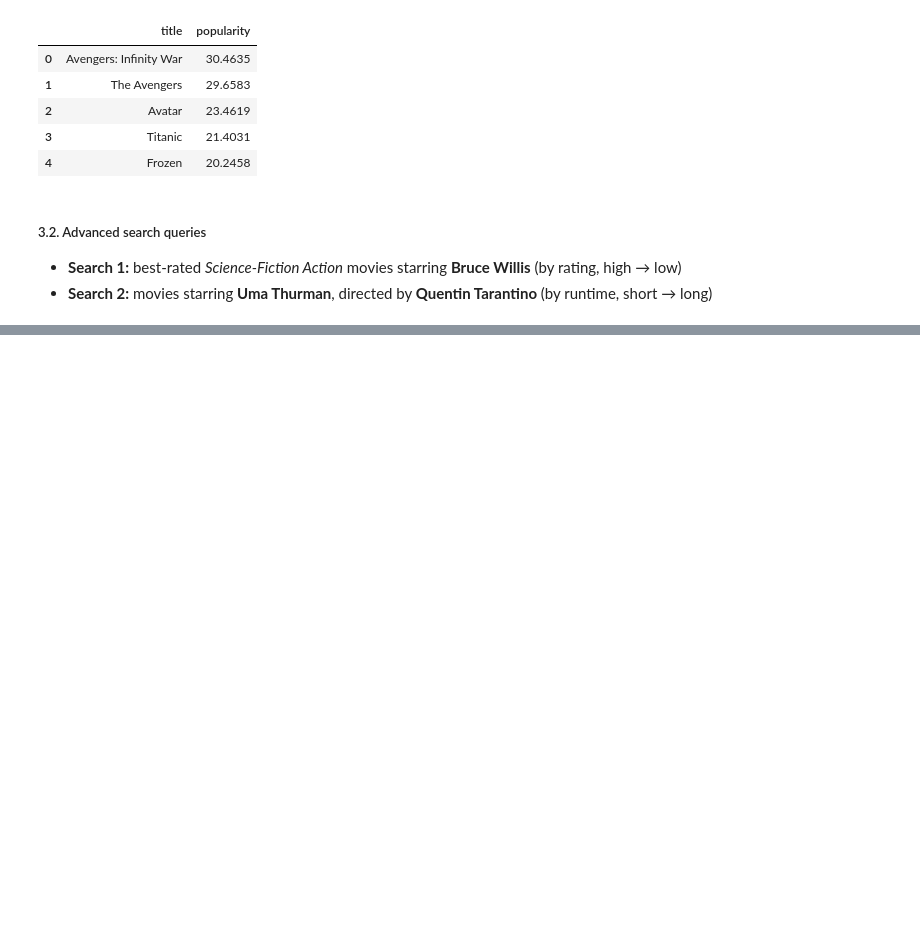
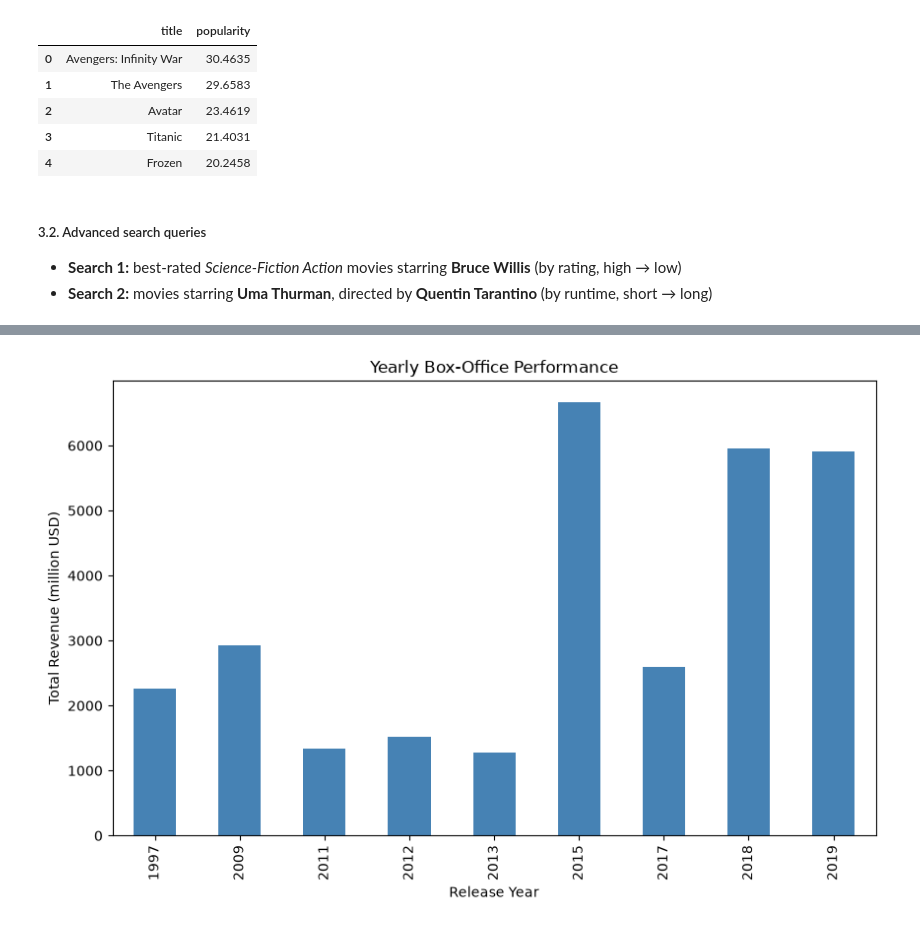
Before and after one commit to fmukama/dem-02-lab, a Jupyter notebook: MAIN.ipynb, the cells around one changed output, grey strips where cells are left out. Cells and saved outputs as stored; diff of their text form; code cells hidden in the pictures; blank space fills up the shorter version.

```diff
--- a/MAIN.ipynb
+++ b/MAIN.ipynb
@@ -195,0 +274,6 @@ Most Popular
+# %%
+# 4) Yearly box-office performance
+visualization.yearly_box_office(df)
+plt.show()
+# %% [output]
+[figure, added]
```
Also changed, not shown: parts of 17 cells of this notebook, 1 other file.
